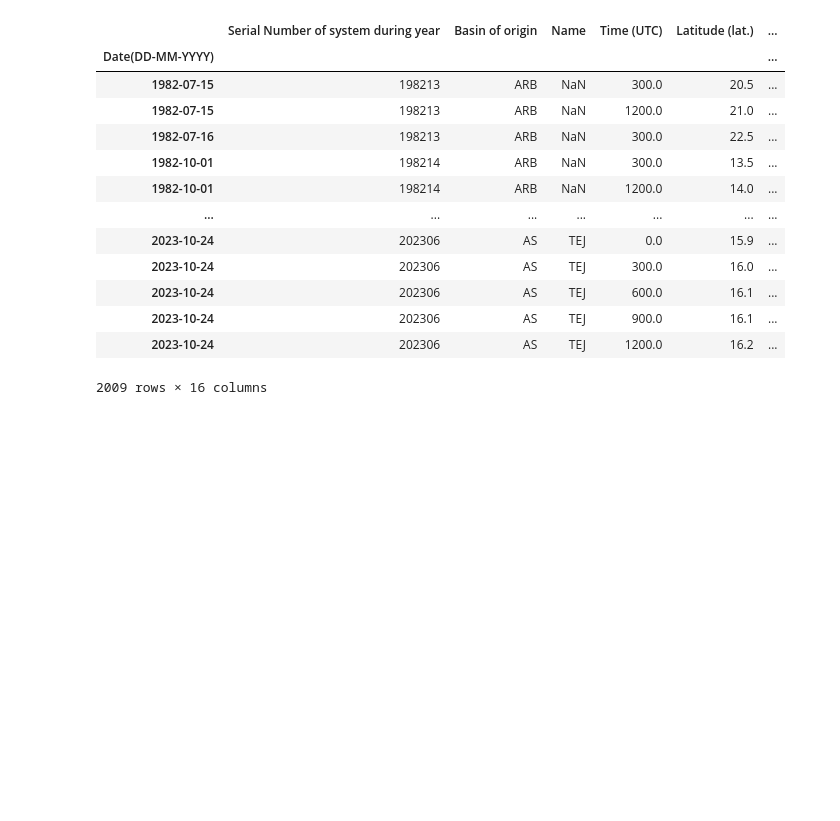
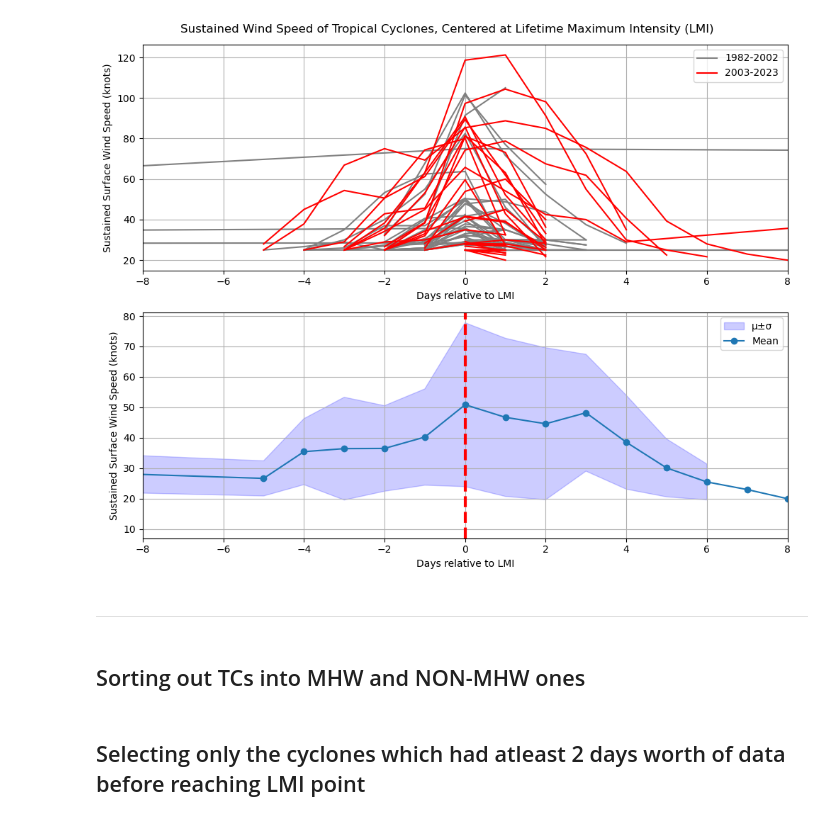
Before and after one commit to sreevathsagolla/NIO-TC-MHW-Intensification, a Jupyter notebook: eda.ipynb, the cells around one changed output. Cells and saved outputs as stored; diff of their text form; code cells hidden in the pictures; blank space fills up the shorter version.

Commit message:
Added TC classification and plotting code on eda.ipynb

```diff
--- a/eda.ipynb
+++ b/eda.ipynb
@@ -6,20 +6,62 @@ import numpy as np
 import matplotlib.pyplot as plt
 # %%
 bt = pd.read_csv('CYCLONE_BEST_TRACK_AS_FROM_IMD.csv', index_col = 0)
+bt.index = pd.to_datetime(bt.index)
+#bt = bt[(bt.index.year == 2019)]
-# %%
-bt
-# %% [output]
-|  | Serial Number of system during year | Basin of origin | Name | Time (UTC) | Latitude (lat.) | ... |
-| Date(DD-MM-YYYY) |  |  |  |  |  | ... |
-| 1982-07-15 | 198213 | ARB | NaN | 300.0 | 20.5 | ... |
-| 1982-07-15 | 198213 | ARB | NaN | 1200.0 | 21.0 | ... |
-| 1982-07-16 | 198213 | ARB | NaN | 300.0 | 22.5 | ... |
-| 1982-10-01 | 198214 | ARB | NaN | 300.0 | 13.5 | ... |
-| 1982-10-01 | 198214 | ARB | NaN | 1200.0 | 14.0 | ... |
-| ... | ... | ... | ... | ... | ... | ... |
-| 2023-10-24 | 202306 | AS | TEJ | 0.0 | 15.9 | ... |
-| 2023-10-24 | 202306 | AS | TEJ | 300.0 | 16.0 | ... |
-| 2023-10-24 | 202306 | AS | TEJ | 600.0 | 16.1 | ... |
-| 2023-10-24 | 202306 | AS | TEJ | 900.0 | 16.1 | ... |
-| 2023-10-24 | 202306 | AS | TEJ | 1200.0 | 16.2 | ... |
-2009 rows × 16 columns
+# %%
+bt_cropped = bt[['Serial Number of system during year', 'Latitude (lat.)', 'Longitude (lon.)', 'Maximum Sustained Surface Wind (kt) ']]
+# %%
+tcs_lmi_centred = []
+
+for tc_id, tc_data in bt_cropped.groupby(bt['Serial Number of system during year']):
+    lmi_index = tc_data['Maximum Sustained Surface Wind (kt) '].idxmax()
+    tc_data['TimeRelativeToLMI'] = (tc_data.index - lmi_index).total_seconds() / (3600 * 24)
+    tcs_lmi_centred += [tc_data]
+
+tcs_lmi_centred = pd.concat(tcs_lmi_centred)
+
+# tcs_lmi_centred = tcs_lmi_centred[['Maximum Sustained Surface Wind (kt) ', 'TimeRelativeToLMI']]
+# %%
+fig, axes = plt.subplots(2,1, figsize = (10,8))
+fig.suptitle('Sustained Wind Speed of Tropical Cyclones, Centered at Lifetime Maximum Intensity (LMI)')
+
+axes = axes.flatten()
+for tc_id, tc_data in tcs_lmi_centred.groupby(bt['Serial Number of system during year']):
+    tc_data = tc_data[['Maximum Sustained Surface Wind (kt) ', 'TimeRelativeToLMI', 'Serial Number of system during year']]
+    tc_data.set_index('TimeRelativeToLMI', inplace = True)
+    tc_data = tc_data.groupby(tc_data.index.astype(int)).mean()
+    if ((tc_id//100) >= 1982) & ((tc_id//100) <= 2012):
+        axes[0].plot(tc_data.index, tc_data['Maximum Sustained Surface Wind (kt) '], label = '1982-2002', color = 'gray')
+    else:
+        axes[0].plot(tc_data.index, tc_data['Maximum Sustained Surface Wind (kt) '], label = '2003-2023', color = 'red')
+
+handles, labels = axes[0].get_legend_handles_labels()
+unique_labels = dict(zip(labels, handles))
+axes[0].legend(unique_labels.values(), unique_labels.keys())
+
+axes[0].set_xlim([-8,8])
+axes[0].set_xlabel('Days relative to LMI')
+axes[0].set_ylabel('Sustained Surface Wind Speed (knots)')
+axes[0].grid(True)
+
+mean = tcs_lmi_centred.groupby('TimeRelativeToLMI').mean()['Maximum Sustained Surface Wind (kt) ']
+std = tcs_lmi_centred.groupby('TimeRelativeToLMI').std()['Maximum Sustained Surface Wind (kt) ']
+
+mean = mean.groupby(mean.index.astype(int)).mean()
+std = std.groupby(std.index.astype(int)).mean()
+
+axes[1].axvline(0, color = 'red', ls = '--', lw = 3)
+axes[1].fill_between(std.index, (mean-std), (mean+std), alpha = 0.2, color = 'blue', label = 'µ±σ')
+axes[1].plot(mean.index, mean, marker = 'o', label = 'Mean')
+axes[1].legend()
+axes[1].set_xlim([-8,8])
+axes[1].set_xlabel('Days relative to LMI')
+axes[1].set_ylabel('Sustained Surface Wind Speed (knots)')
+axes[1].grid(True)
+fig.tight_layout()
+# %% [output]
+[figure, added]
+# %% [markdown]
+---
+# %% [markdown]
+## Sorting out TCs into MHW and NON-MHW ones
@@ -25,0 +71,2 @@ bt
+# %% [markdown]
+## Selecting only the cyclones which had atleast 2 days worth of data before reaching LMI point
```
Also changed, not shown: parts of 15 cells of this notebook, 1 other file.
